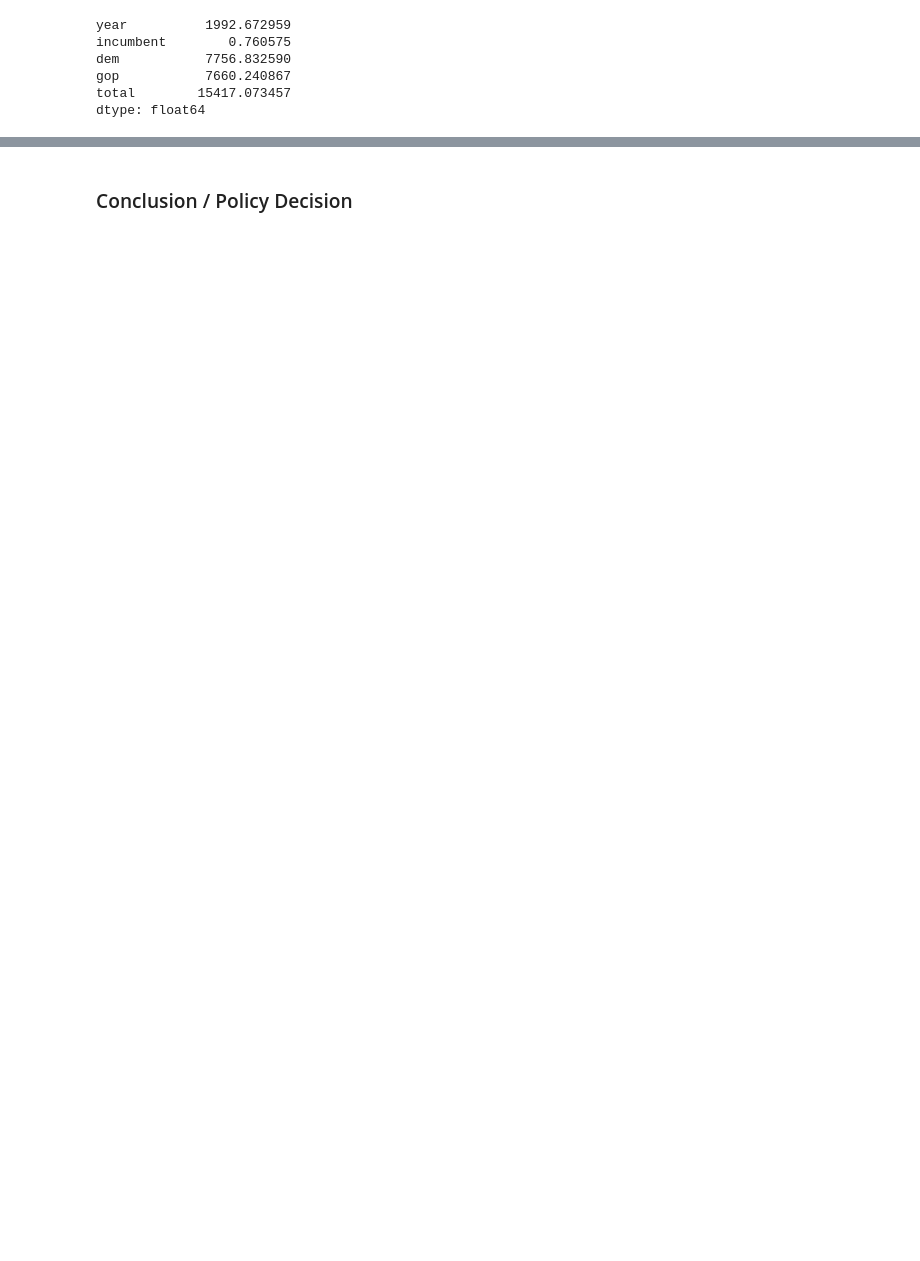
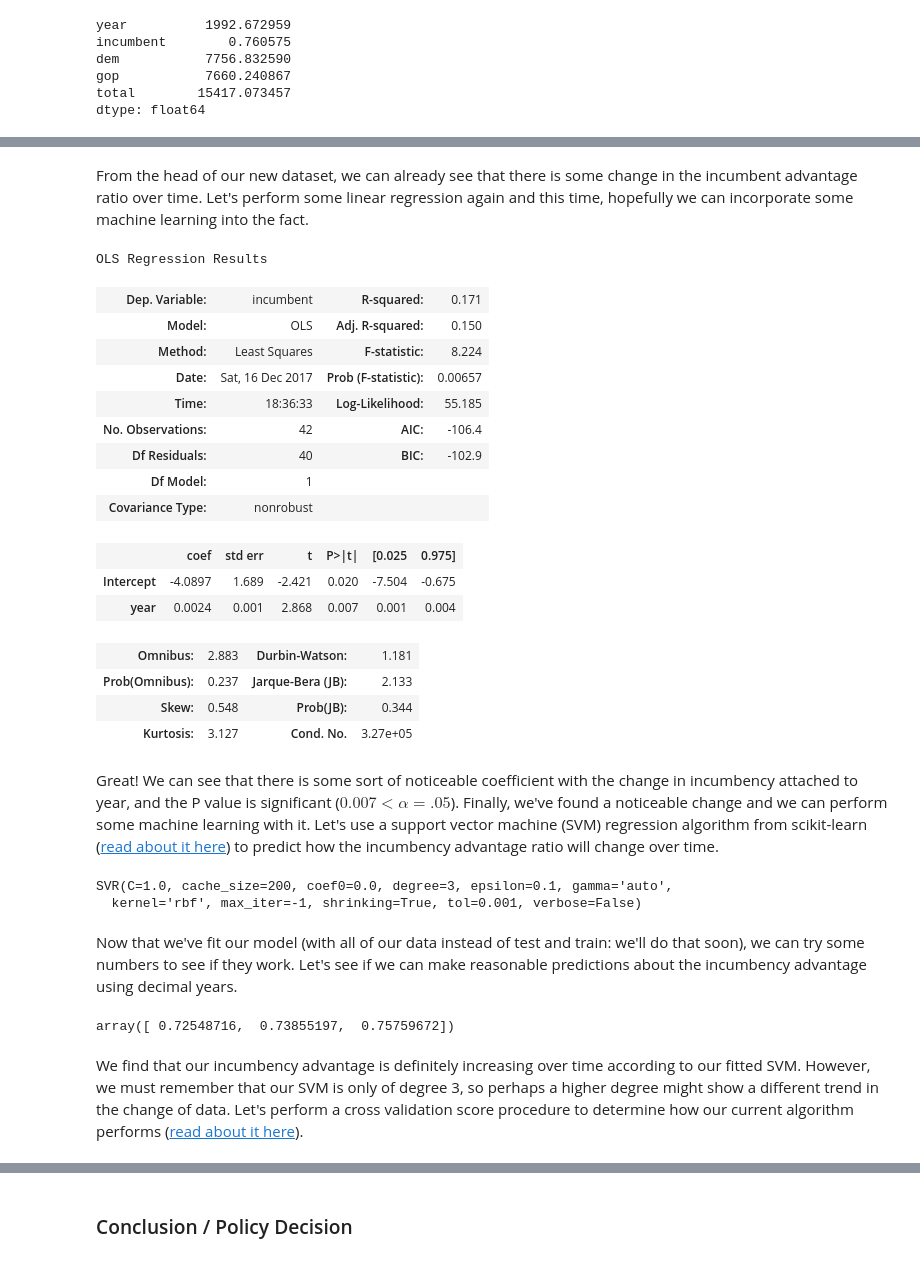
Before and after one commit to evinaik/college-board-analysis, a Jupyter notebook: Incumbency.ipynb, the cells around one changed output, grey strips where cells are left out. Drawn from its saved outputs; the diff is of its cells as text; code cells hidden in the pictures; blank space fills up the shorter version.

```diff
--- a/Incumbency.ipynb
+++ b/Incumbency.ipynb
@@ -213,0 +234,40 @@ Looking at the average statistics, we can see that our incumbent advantage ratio
+# %% [markdown]
+From the head of our new dataset, we can already see that there is some change in the incumbent advantage ratio over time. Let's perform some linear regression again and this time, hopefully we can incorporate some machine learning into the fact.
+# %%
+sm.ols(formula='incumbent ~ year', data=inc_y).fit().summary()
+# %% [output]
+OLS Regression Results
+| Dep. Variable: | incumbent | R-squared: | 0.171 |
+| Model: | OLS | Adj. R-squared: | 0.150 |
+| Method: | Least Squares | F-statistic: | 8.224 |
+| Date: | Sat, 16 Dec 2017 | Prob (F-statistic): | 0.00657 |
+| Time: | 18:36:33 | Log-Likelihood: | 55.185 |
+| No. Observations: | 42 | AIC: | -106.4 |
+| Df Residuals: | 40 | BIC: | -102.9 |
+| Df Model: | 1 |  |  |
+| Covariance Type: | nonrobust |  |  |
+|  | coef | std err | t | P>|t| | [0.025 | 0.975] |
+| Intercept | -4.0897 | 1.689 | -2.421 | 0.020 | -7.504 | -0.675 |
+| year | 0.0024 | 0.001 | 2.868 | 0.007 | 0.001 | 0.004 |
+| Omnibus: | 2.883 | Durbin-Watson: | 1.181 |
+| Prob(Omnibus): | 0.237 | Jarque-Bera (JB): | 2.133 |
+| Skew: | 0.548 | Prob(JB): | 0.344 |
+| Kurtosis: | 3.127 | Cond. No. | 3.27e+05 |
+# %% [markdown]
+Great! We can see that there is some sort of noticeable coefficient with the change in incumbency attached to year, and the P value is significant ($ 0.007 < \alpha = .05 $). Finally, we've found a noticeable change and we can perform some machine learning with it. Let's use a support vector machine (SVM) regression algorithm from scikit-learn ([read about it here](http://scikit-learn.org/stable/modules/svm.html)) to predict how the incumbency advantage ratio will change over time.
+# %%
+X = inc_y.year.values.reshape(-1, 1)
+y = inc_y.incumbent
+clf = svm.SVR()
+clf.fit(X, y)
+# %% [output]
+SVR(C=1.0, cache_size=200, coef0=0.0, degree=3, epsilon=0.1, gamma='auto',
+  kernel='rbf', max_iter=-1, shrinking=True, tol=0.001, verbose=False)
+# %% [markdown]
+Now that we've fit our model (with all of our data instead of test and train: we'll do that soon), we can try some numbers to see if they work. Let's see if we can make reasonable predictions about the incumbency advantage using decimal years.
+# %%
+clf.predict([[1972.4], [1982.4], [2010]])
+# %% [output]
+array([ 0.72548716,  0.73855197,  0.75759672])
+# %% [markdown]
+We find that our incumbency advantage is definitely increasing over time according to our fitted SVM. However, we must remember that our SVM is only of degree 3, so perhaps a higher degree might show a different trend in the change of data. Let's perform a cross validation score procedure to determine how our current algorithm performs ([read about it here](http://scikit-learn.org/stable/modules/cross_validation.html)).
```
Also changed, not shown: parts of 15 cells of this notebook.
